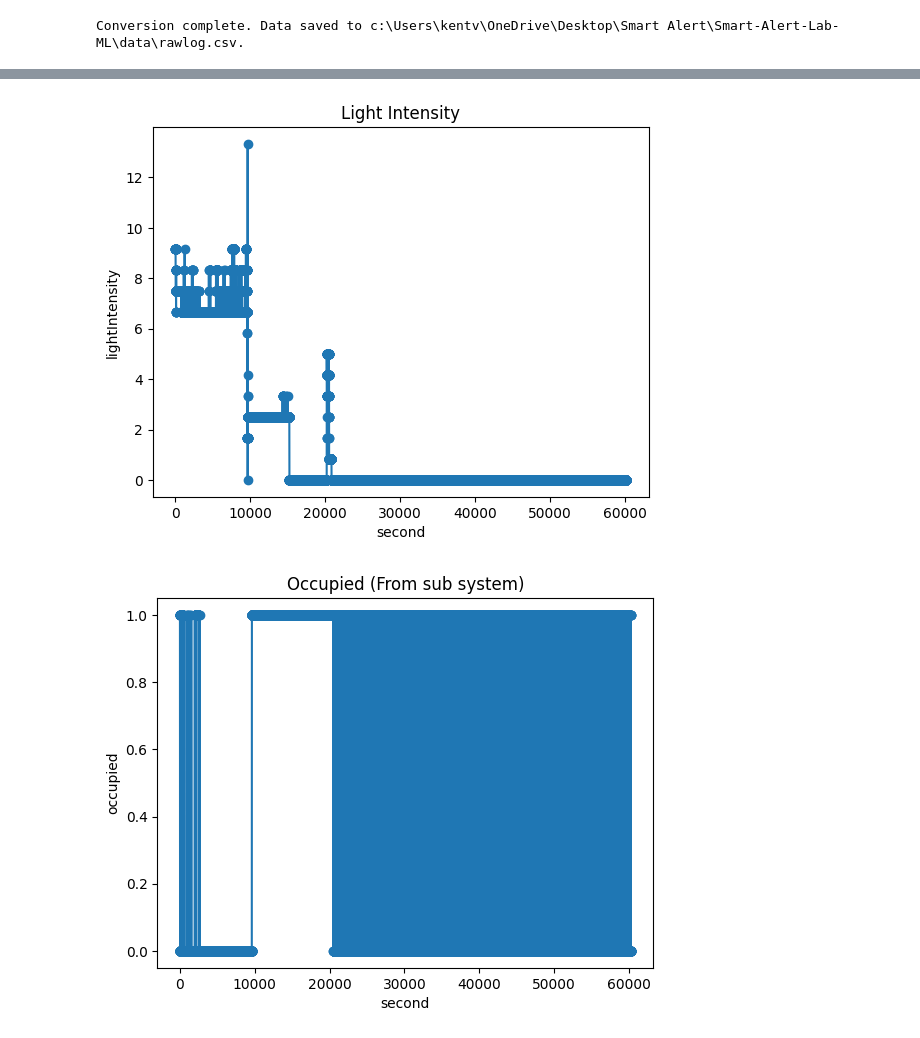
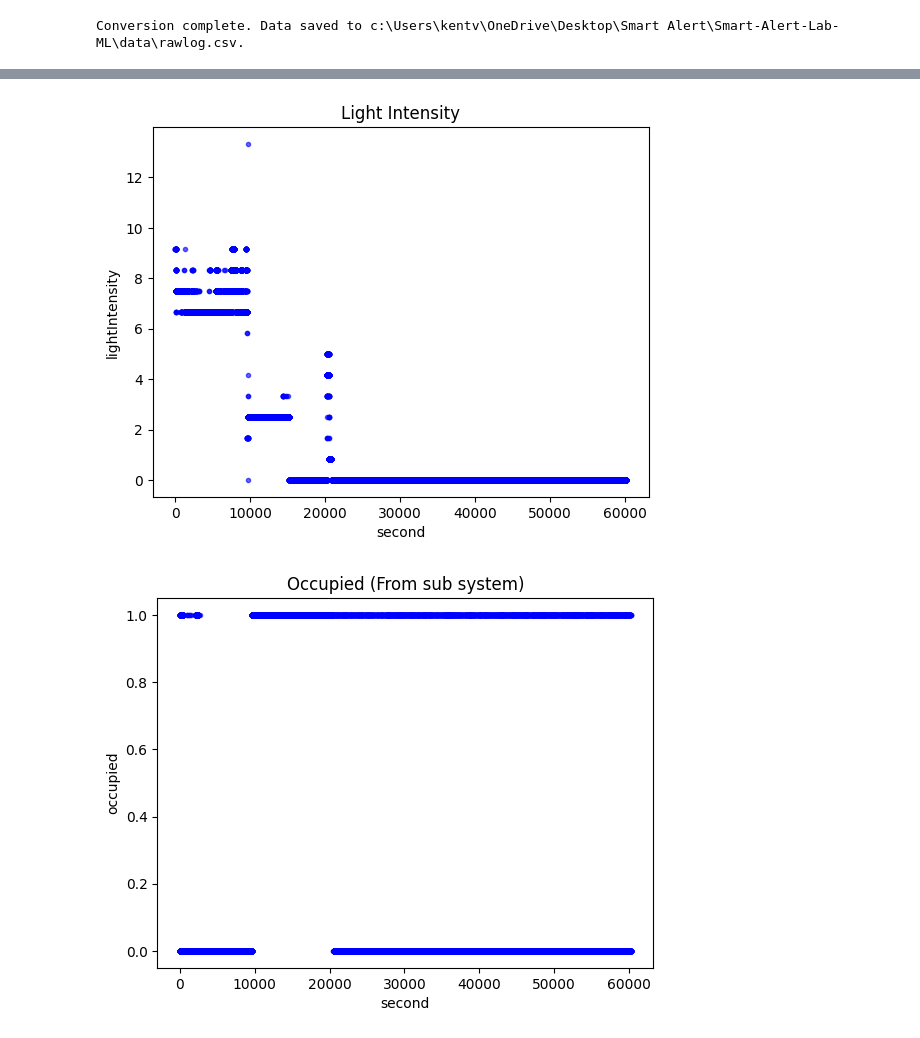
Before and after one commit to KentvTran/Smart-Alert-Lab-ML, a Jupyter notebook: cleaning_eda.ipynb, the cells around one changed output, grey strips where cells are left out. Drawn from its saved outputs; the diff is of its cells as text; code cells hidden in the pictures.

Commit message:
updated plots

```diff
--- a/cleaning_eda.ipynb
+++ b/cleaning_eda.ipynb
@@ -101,23 +101,23 @@ plt.show()
 # %%
 #plotting lightIntensity
 
-plt.plot(df['second'], df['lightIntensity'], marker='o')
+plt.scatter(df['second'], df['lightIntensity'], marker='.', color='b', alpha=0.6)
 plt.title('Light Intensity')
 plt.xlabel('second')
 plt.ylabel('lightIntensity')
 plt.show()
 # %% [output]
-[figure, old version]
+[figure, new version]
 # %%
 #plotting occupied
 
-plt.plot(df['second'], df['occupied'], marker='o')
+plt.scatter(df['second'], df['occupied'], marker='.', color='b', alpha=0.6)
 plt.title('Occupied (From sub system)')
 plt.xlabel('second')
 plt.ylabel('occupied')
 plt.show()
 # %% [output]
-[figure, old version]
+[figure, new version]
 # %%
 #plotting occupied_note
 
```
Also changed, not shown: parts of 3 cells of this notebook, 1 other file.
